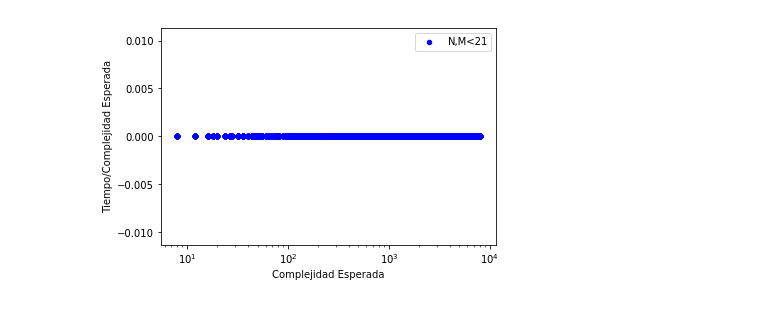
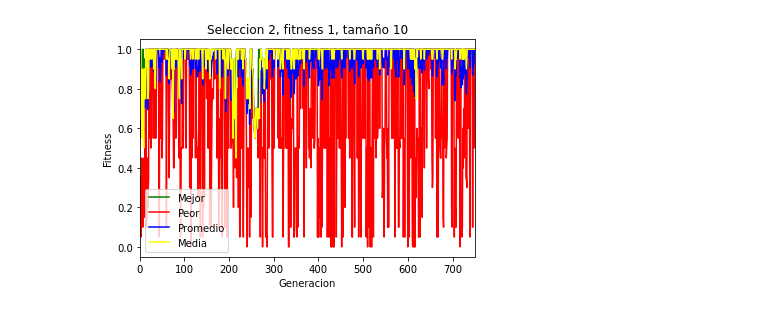
Before and after one commit to LucasSom/Algo3-TP3, a Jupyter notebook: src/Untitled.ipynb, the cells around one changed output. Saved outputs shown, nothing was run; the diff lists cells and outputs as text; code cells hidden in the pictures.

```diff
--- a/src/Untitled.ipynb
+++ b/src/Untitled.ipynb
@@ -1,30 +1,35 @@
 # %%
 import pandas as pd
 import seaborn as sns
 import matplotlib.pyplot as plt
-from matplotlib import cm
-from matplotlib.ticker import LinearLocator, FormatStrFormatter
-from mpl_toolkits.mplot3d import Axes3D
+
 import numpy as np
 import random
 import math
 import matplotlib as mpl
 
+import io
+import sys
+
+reload(sys)
+sys.setdefaultencoding('utf8')
 
 #df = pd.read_csv('2.csv', ',')
-df2 = pd.read_csv('2b.csv', ',')
-
+df2 = pd.read_csv('3b1seleccion210.csv')
+print(df2)
 #df.tiempo=df.tiempo/df.mov
-df2.tiempo=df2.tiempo/df2.mov
 
 #df.plot.scatter(x='mov', y='tiempo', color='Yellow', logx=True, label='N,M<11')
-df2.plot.scatter(x='mov', y='tiempo', color='Blue', logx=True, label='N,M<21')
+ax = df2.plot(x='generacion', y='mejor', color='Green',  label='Mejor',title='Seleccion 2, fitness 1, tamaño 10')
+df2.plot(x='generacion', y='peor', color='Red', ax=ax, label='Peor')
+df2.plot(x='generacion', y='promedio', color='Blue', ax=ax, label='Promedio')
+df2.plot(x='generacion', y='media', color='Yellow', ax=ax, label='Media')
 
-plt.ylabel('Tiempo/Complejidad Esperada')
-plt.xlabel('Complejidad Esperada')
+plt.ylabel('Fitness')
+plt.xlabel('Generacion')
 #plt.ylim(-0.00025,0.00025)
 
 
 plt.show()
 # %% [output]
-[figure, old version]
+[figure, new version]
```
Also changed, not shown: 28 other files.
